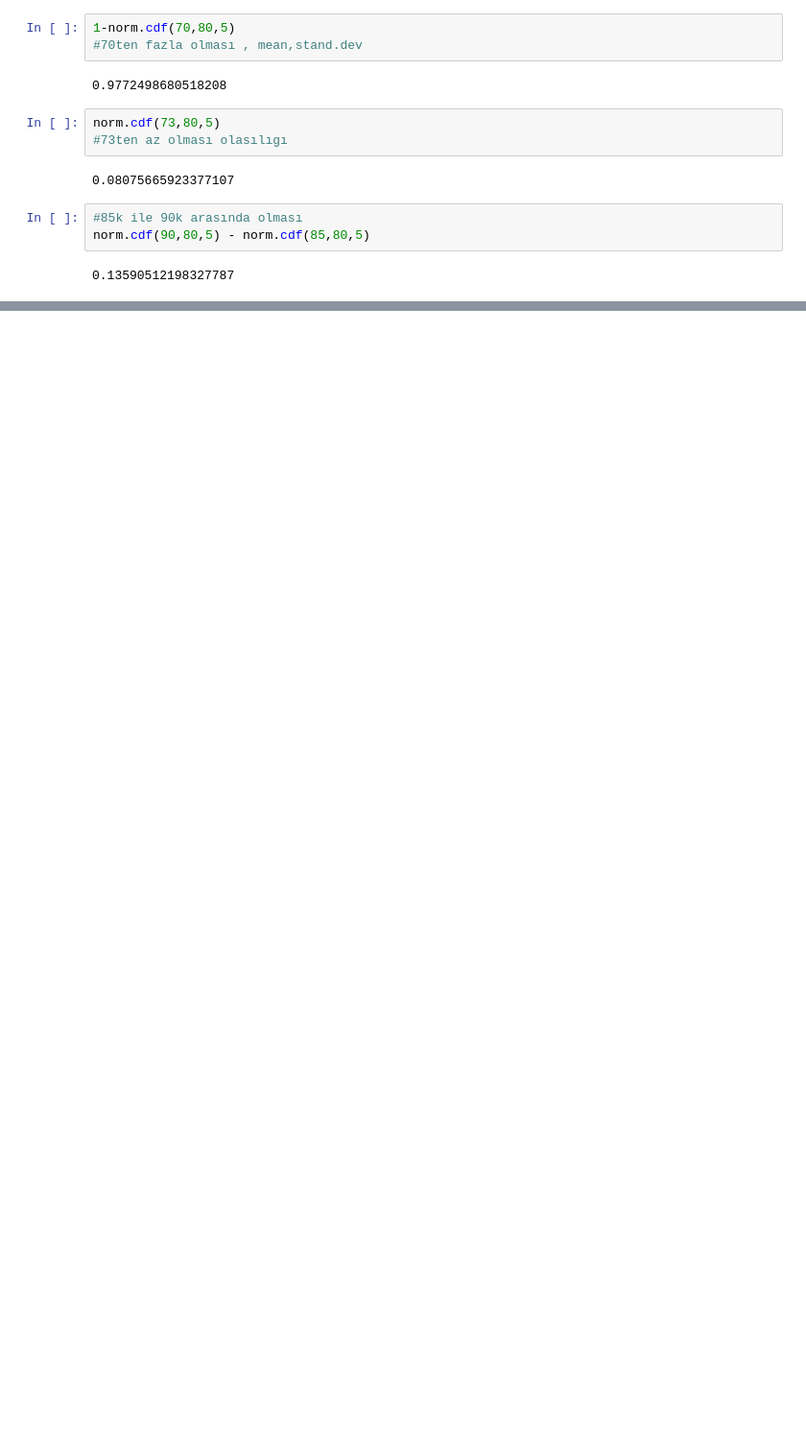
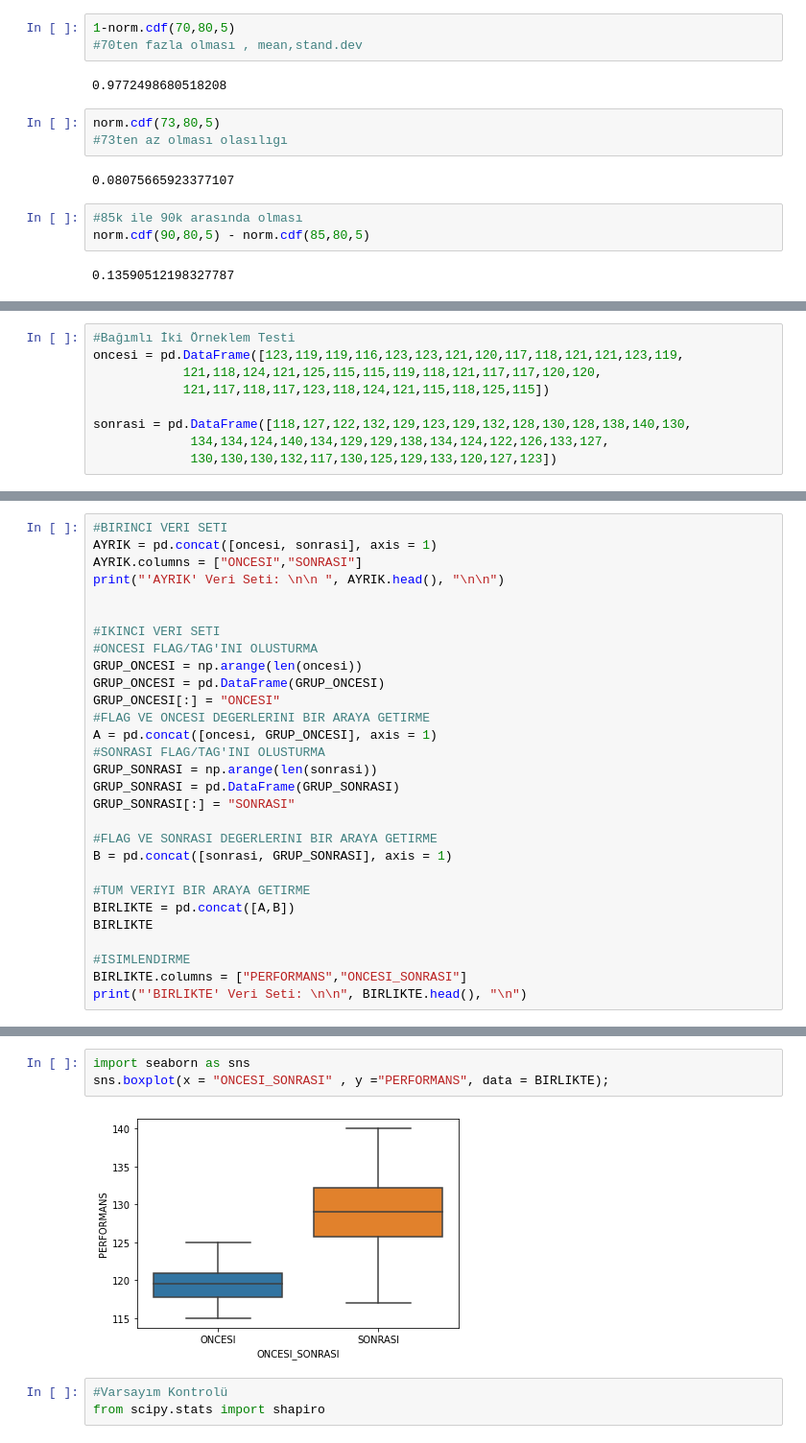
Before and after one commit to suedabilen/datascience-practice, a Jupyter notebook: istatistik.ipynb, the cells around one changed output, grey strips where cells are left out. Shown at 96% size. Cells and saved outputs as stored; diff of their text form; blank space fills up the shorter version.

```diff
--- a/istatistik.ipynb
+++ b/istatistik.ipynb
@@ -215,0 +386,9 @@ norm.cdf(90,80,5) - norm.cdf(85,80,5)
+# %%
+#Bağımlı İki Örneklem Testi
+oncesi = pd.DataFrame([123,119,119,116,123,123,121,120,117,118,121,121,123,119,
+            121,118,124,121,125,115,115,119,118,121,117,117,120,120,
+            121,117,118,117,123,118,124,121,115,118,125,115])
+
+sonrasi = pd.DataFrame([118,127,122,132,129,123,129,132,128,130,128,138,140,130,
+             134,134,124,140,134,129,129,138,134,124,122,126,133,127,
+             130,130,130,132,117,130,125,129,133,120,127,123])
@@ -215,0 +401,29 @@ norm.cdf(90,80,5) - norm.cdf(85,80,5)
+# %%
+#BIRINCI VERI SETI
+AYRIK = pd.concat([oncesi, sonrasi], axis = 1)
+AYRIK.columns = ["ONCESI","SONRASI"]
+print("'AYRIK' Veri Seti: \n\n ", AYRIK.head(), "\n\n")
+
+
+#IKINCI VERI SETI
+#ONCESI FLAG/TAG'INI OLUSTURMA
+GRUP_ONCESI = np.arange(len(oncesi))
+GRUP_ONCESI = pd.DataFrame(GRUP_ONCESI)
+GRUP_ONCESI[:] = "ONCESI"
+#FLAG VE ONCESI DEGERLERINI BIR ARAYA GETIRME
+A = pd.concat([oncesi, GRUP_ONCESI], axis = 1)
+#SONRASI FLAG/TAG'INI OLUSTURMA
+GRUP_SONRASI = np.arange(len(sonrasi))
+GRUP_SONRASI = pd.DataFrame(GRUP_SONRASI)
+GRUP_SONRASI[:] = "SONRASI"
+
+#FLAG VE SONRASI DEGERLERINI BIR ARAYA GETIRME
+B = pd.concat([sonrasi, GRUP_SONRASI], axis = 1)
+
+#TUM VERIYI BIR ARAYA GETIRME
+BIRLIKTE = pd.concat([A,B])
+BIRLIKTE
+
+#ISIMLENDIRME
+BIRLIKTE.columns = ["PERFORMANS","ONCESI_SONRASI"]
+print("'BIRLIKTE' Veri Seti: \n\n", BIRLIKTE.head(), "\n")
@@ -215,0 +449,8 @@ norm.cdf(90,80,5) - norm.cdf(85,80,5)
+# %%
+import seaborn as sns
+sns.boxplot(x = "ONCESI_SONRASI" , y ="PERFORMANS", data = BIRLIKTE);
+# %% [output]
+[figure, added]
+# %%
+#Varsayım Kontrolü
+from scipy.stats import shapiro
```
Also changed, not shown: parts of 71 cells of this notebook.
